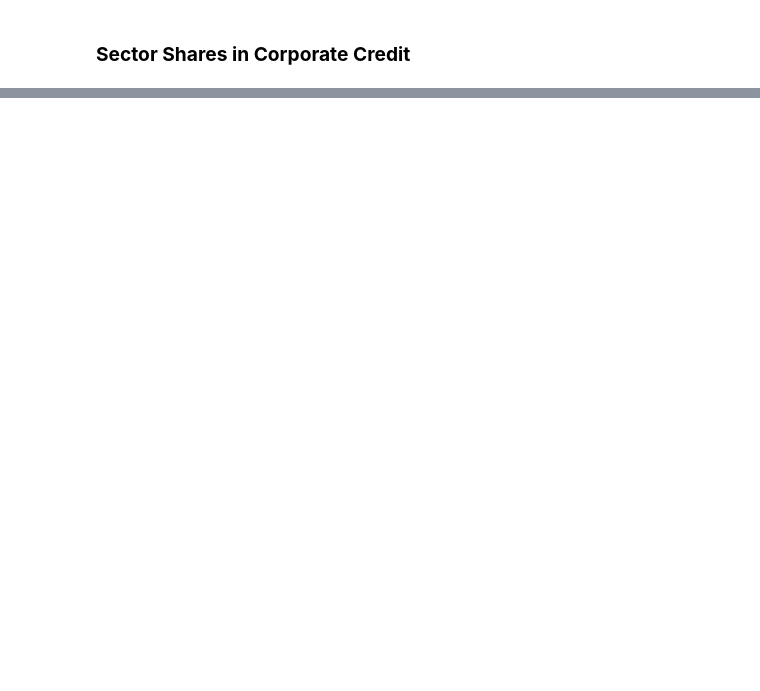
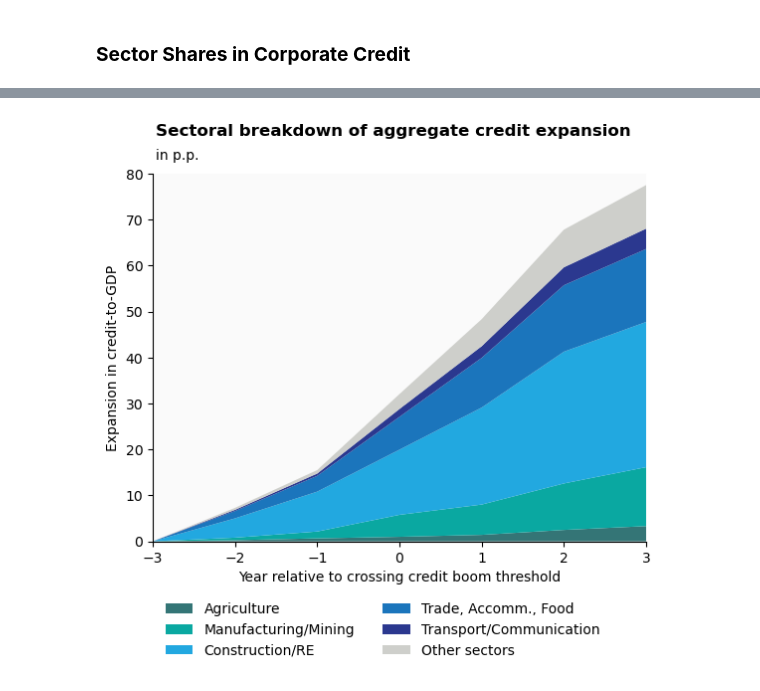
Before and after one commit to zogvc/credit-misallocation-and-business-cycle, a Jupyter notebook: figures.ipynb, the cells around one changed output, grey strips where cells are left out. Cells and saved outputs as stored; diff of their text form; code cells hidden in the pictures; blank space fills up the shorter version.

```diff
--- a/figures.ipynb
+++ b/figures.ipynb
@@ -143,0 +173,34 @@ plt.show()
+# %%
+ifc_annual = pd.concat([ifc_annual, ifc_annual.sum(axis=1).rename('total')], axis=1)
+# %%
+data = ifc_annual['2017':]
+total = data.total.iloc[0]
+
+data = data.sub(data.iloc[0, :])
+data = data / total
+data = data.drop(['total'], axis=1) * 100
+data.index = range(-3, 4)
+# %%
+fig, ax = plt.subplots()
+
+i = ['Agriculture', 'Manufacturing/Mining', 'Construction/RE', 'Trade, Accomm., Food', 'Transport/Communication', 'Other sectors']
+c = [colors[0], colors[1], colors[3], colors[4], colors[5], colors[8]]
+
+ax.stackplot(data.index, data.T, colors=c, labels=i)
+
+ax.set_ylim([0, 80])
+ax.spines['top'].set_visible(False)
+ax.spines['right'].set_visible(False)
+ax.set(xmargin=0, ymargin=0)
+ax.set_facecolor('#FAFAFA')
+ax.legend(framealpha=0, loc='lower left', bbox_to_anchor=(0, -0.35), ncols=2)
+ax.set_xlabel('Year relative to crossing credit boom threshold')
+ax.set_ylabel('Expansion in credit-to-GDP')
+
+# Add titles
+fig.text(x=0.13, y=0.96, s='Sectoral breakdown of aggregate credit expansion', size='large', weight='semibold') # title
+fig.text(x=0.13, y=0.91, s='in p.p.', size='medium', weight='medium') # subtitle
+
+plt.show()
+# %% [output]
+[figure, added]
```
Also changed, not shown: parts of 21 cells of this notebook, 2 other files.
